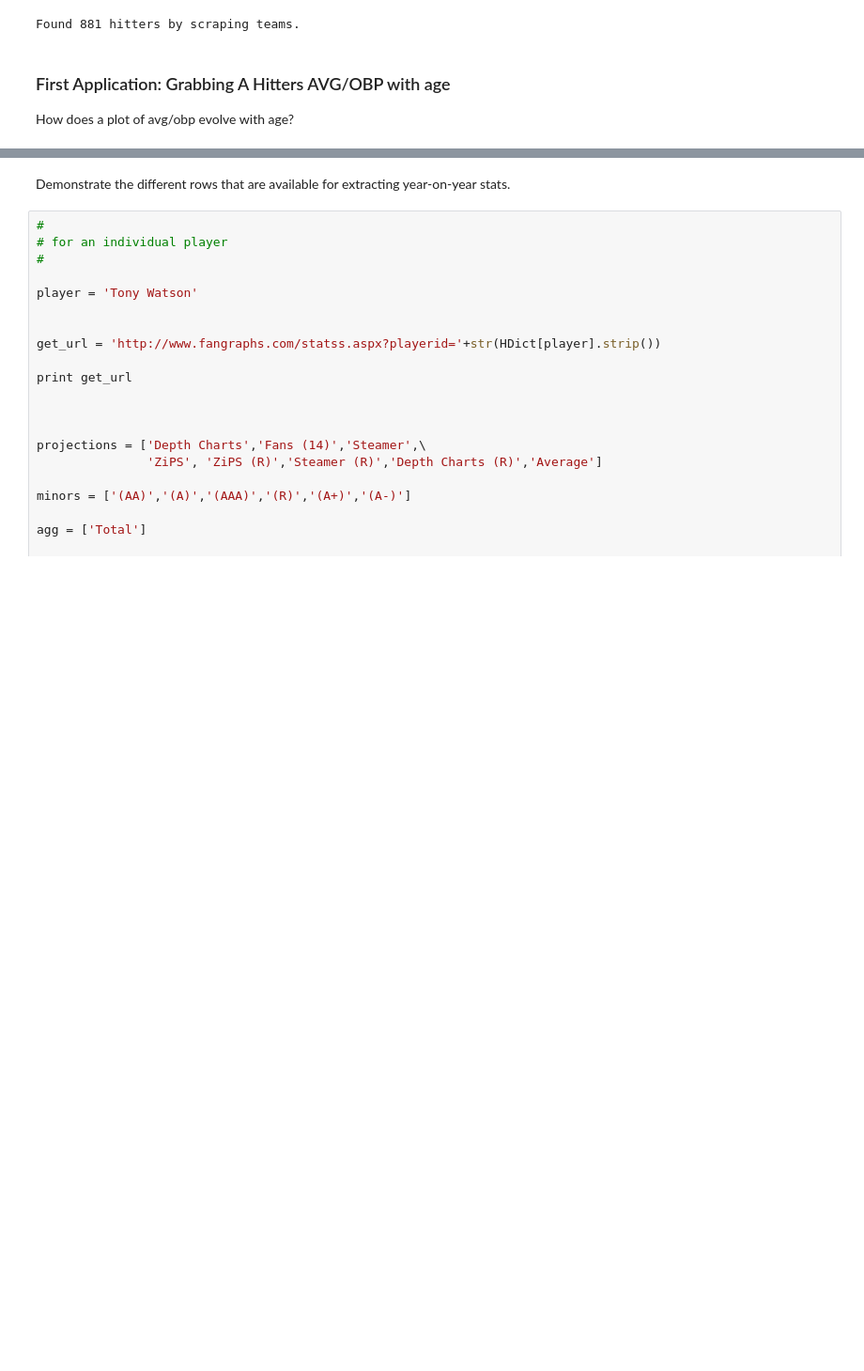
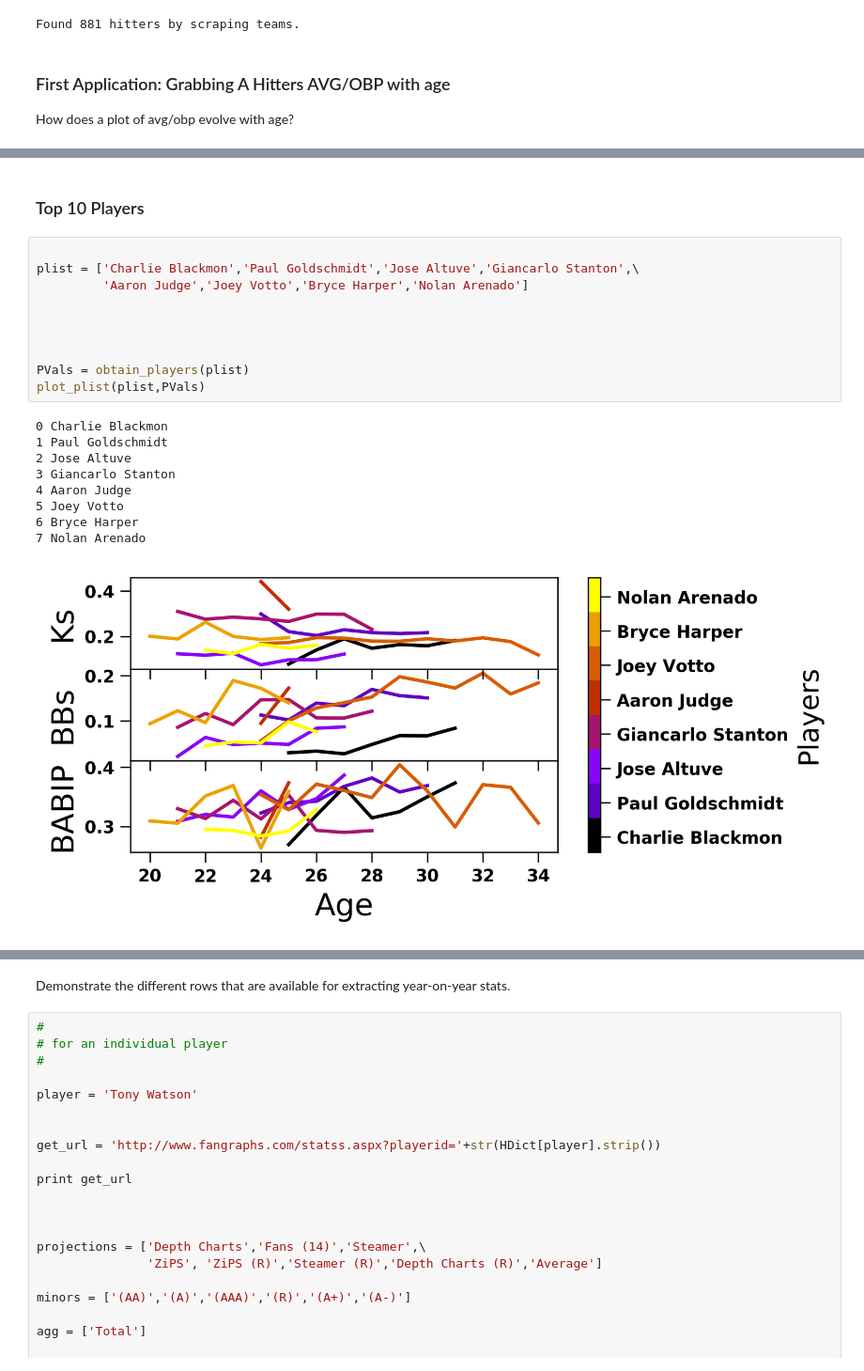
Before and after one commit to fantasy-toolz/2017-MLB-Analysis, a Jupyter notebook: league_notebooks/Hitter-Tracking.ipynb, the cells around one changed output, grey strips where cells are left out. Shown at 94% size. Cells and saved outputs as stored; diff of their text form; blank space fills up the shorter version.

```diff
--- a/league_notebooks/Hitter-Tracking.ipynb
+++ b/league_notebooks/Hitter-Tracking.ipynb
@@ -290,0 +284,22 @@ cb1.set_ticklabels(plist)
+# %% [markdown]
+### Top 10 Players
+# %%
+
+plist = ['Charlie Blackmon','Paul Goldschmidt','Jose Altuve','Giancarlo Stanton',\
+         'Aaron Judge','Joey Votto','Bryce Harper','Nolan Arenado']
+
+
+
+
+PVals = obtain_players(plist)
+plot_plist(plist,PVals)
+# %% [output]
+0 Charlie Blackmon
+1 Paul Goldschmidt
+2 Jose Altuve
+3 Giancarlo Stanton
+4 Aaron Judge
+5 Joey Votto
+6 Bryce Harper
+7 Nolan Arenado
+[figure, added]
```
Also changed, not shown: parts of 9 cells of this notebook.
